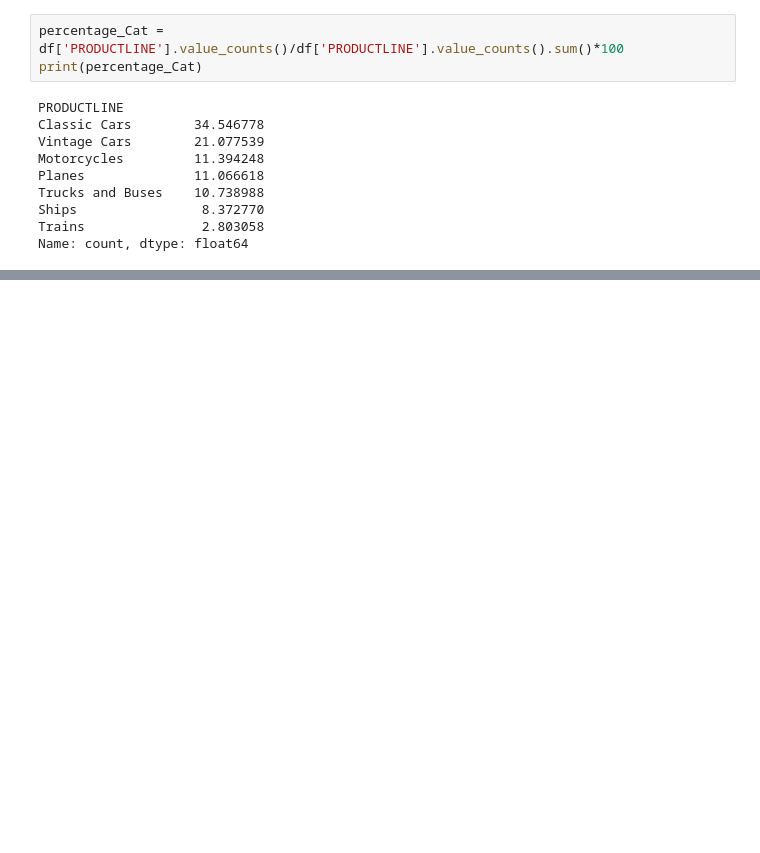
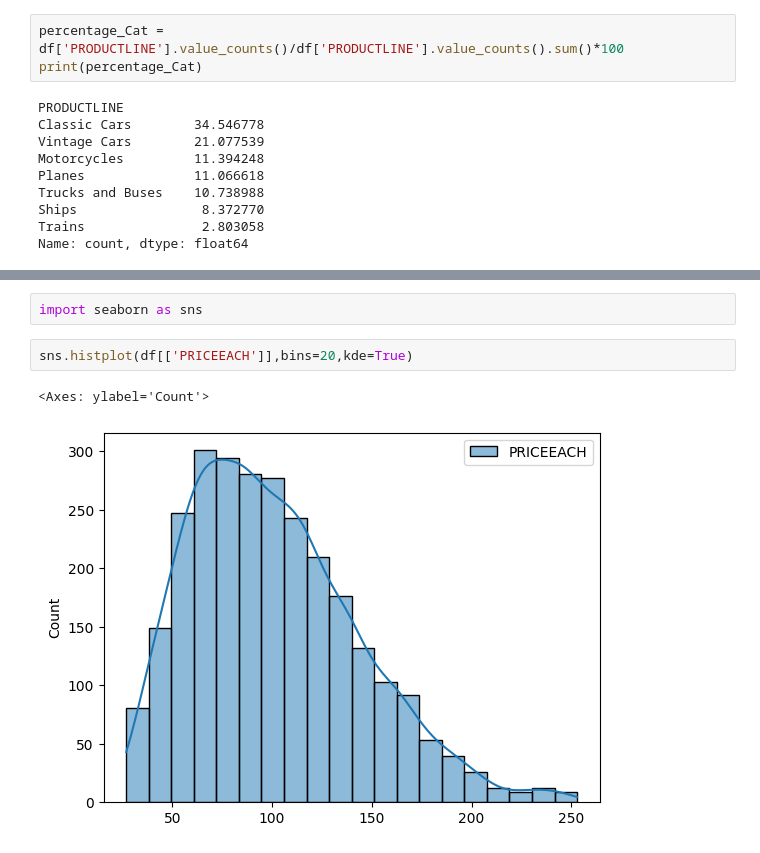
Before and after one commit to thiagoguimaraes96-vwco/teste, a Jupyter notebook: EDA/Roteiro01.ipynb, the cells around one changed output, grey strips where cells are left out. Cells and saved outputs as stored; diff of their text form; blank space fills up the shorter version.

```diff
--- a/EDA/Roteiro01.ipynb
+++ b/EDA/Roteiro01.ipynb
@@ -136,0 +145,7 @@ TypeError: Argument 'x' is a pandas MultiIndex. pandas MultiIndex is not support
+# %%
+import seaborn as sns
+# %%
+sns.histplot(df[['PRICEEACH']],bins=20,kde=True)
+# %% [output]
+<Axes: ylabel='Count'>
+[figure, added]
```
Also changed, not shown: parts of 8 cells of this notebook.
